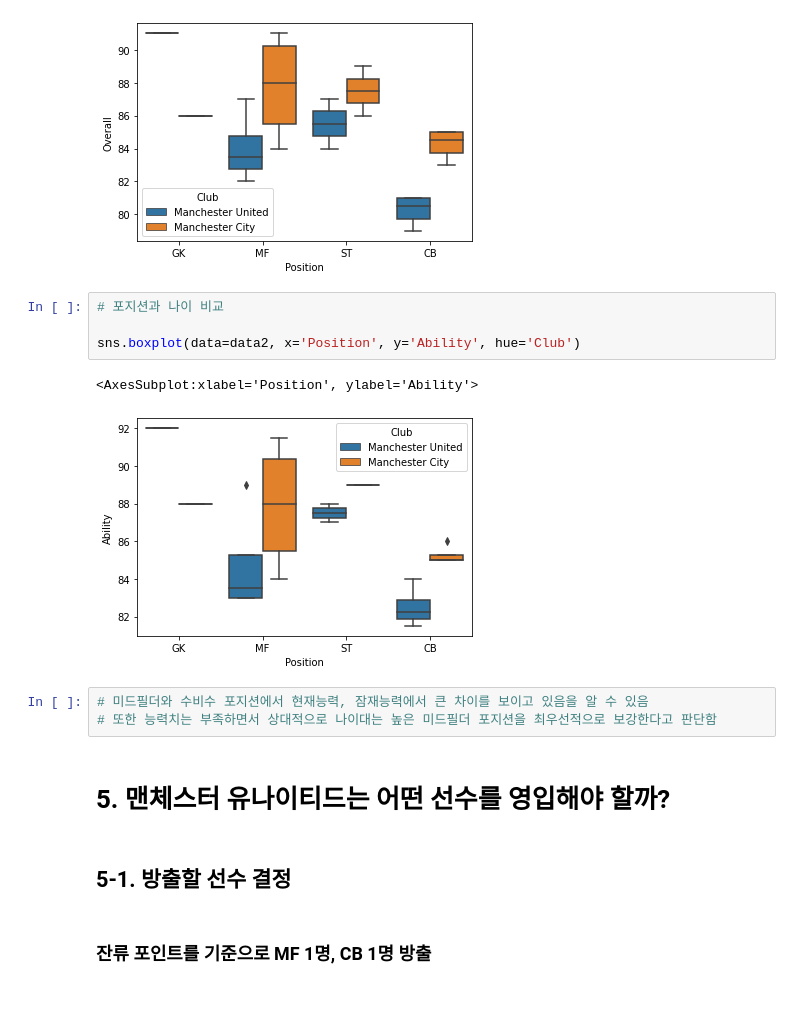
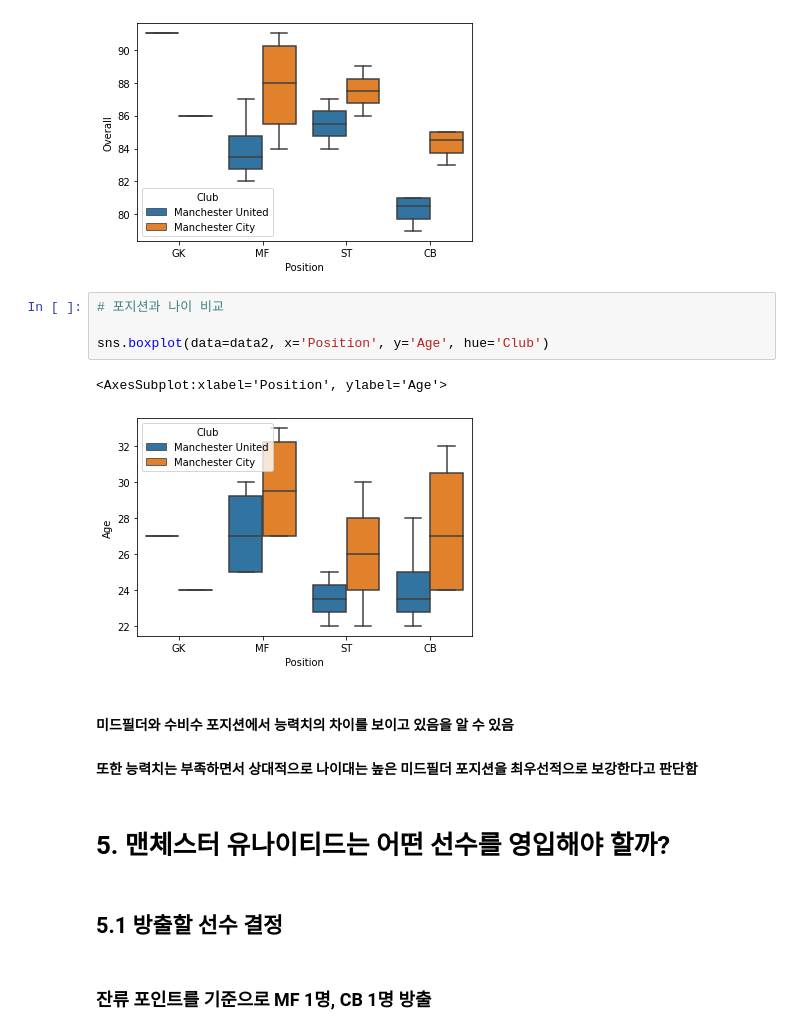
Before and after one commit to kas8353/Manchester-United, a Jupyter notebook: Manchester United.ipynb, the cells around one changed output. Cells and saved outputs as stored; diff of their text form; blank space fills up the shorter version.

```diff
--- a/Manchester United.ipynb
+++ b/Manchester United.ipynb
@@ -577,17 +580,17 @@ sns.boxplot(data=data2, x='Position', y='Overall', hue='Club')
 # %%
 # 포지션과 나이 비교
 
-sns.boxplot(data=data2, x='Position', y='Ability', hue='Club')
+sns.boxplot(data=data2, x='Position', y='Age', hue='Club')
 # %% [output]
-<AxesSubplot:xlabel='Position', ylabel='Ability'>
+<AxesSubplot:xlabel='Position', ylabel='Age'>
-[figure, old version]
+[figure, new version]
-# %%
-# 미드필더와 수비수 포지션에서 현재능력, 잠재능력에서 큰 차이를 보이고 있음을 알 수 있음
-# 또한 능력치는 부족하면서 상대적으로 나이대는 높은 미드필더 포지션을 최우선적으로 보강한다고 판단함
+# %% [markdown]
+#### 미드필더와 수비수 포지션에서 능력치의 차이를 보이고 있음을 알 수 있음
+#### 또한 능력치는 부족하면서 상대적으로 나이대는 높은 미드필더 포지션을 최우선적으로 보강한다고 판단함
 # %% [markdown]
 # 5. 맨체스터 유나이티드는 어떤 선수를 영입해야 할까?
 # %% [markdown]
-## 5-1. 방출할 선수 결정
+## 5.1 방출할 선수 결정
 # %% [markdown]
 ### 잔류 포인트를 기준으로 MF 1명, CB 1명 방출
 # %% [markdown]
```
Also changed, not shown: parts of 38 cells of this notebook.
